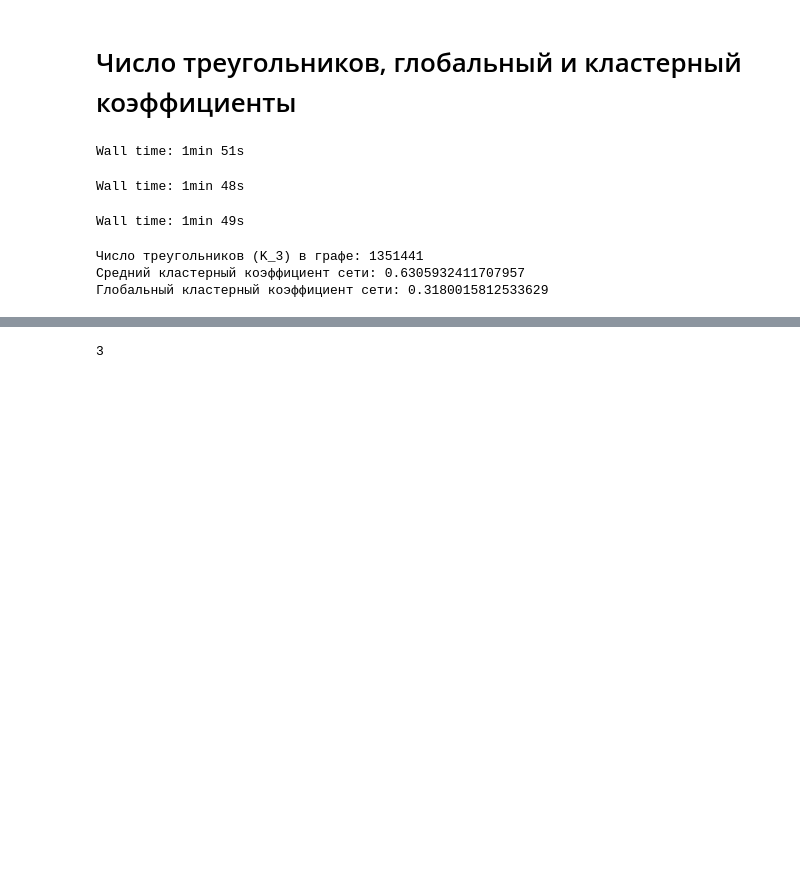
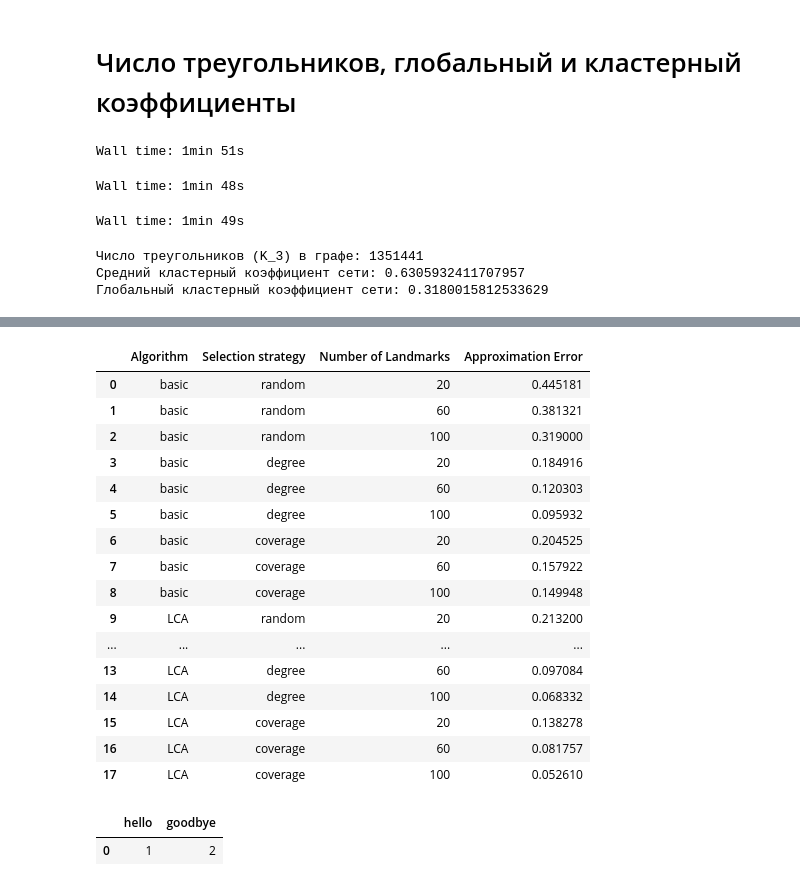
Before and after one commit to AnatolyAdamovich/graph-analysis, a Jupyter notebook: CO-Astro.ipynb, the cells around one changed output, grey strips where cells are left out. Drawn from its saved outputs; the diff is of its cells as text; code cells hidden in the pictures; blank space fills up the shorter version.

Commit message:
add co-astro as example and google for experimenting

```diff
--- a/CO-Astro.ipynb
+++ b/CO-Astro.ipynb
@@ -296,3 +339,22 @@ alg.approx_distance(distance_to_landmarks, '24895', '128146')
+# %%
+data = tls.make_data_pairs(G, number_of_pairs=500)
+# %%
+#  pd.DataFrame.from_dict(results)
+results = {'Algorithm':[],
+           'Selection strategy': [],
+           'Number of Landmarks': [],
+           'Approximation Error': []}
+
+algorithms = ['basic', 'LCA']
+strategies = ['random', 'degree', 'coverage']
+number_of_landmarks = [20, 40, 60, 100]
+number_of_pairs_for_coverage=250
 # %%
-%%time
-distance_to_landmarks = alg.landmark_basic(G, number_of_landmarks=70, method='degree')
+for algorithm in algorithms:
+    for strategy in strategies:
+        for n in number_of_landmarks:
+            results['Algorithm'].append(algorithm)
+            results['Selection strategy'].append(strategy)
+            results['Number of Landmarks'].append(n)
+            approx_error = tls.experiment(G, data, algorithm, strategy, n, number_of_pairs_for_coverage)
+            results['Approximation Error'].append(approx_error)
@@ -320,4 +361,22 @@ Wall time: 10.7 s
-# %%
-alg.approx_distance(distance_to_landmarks, '24895', '128146')
-# %% [output]
-3
+# %%
+res
+results = pd.DataFrame.from_dict(results)
+results.to_csv('co-astro-landmark-analysis')
+# %% [output]
+|  | Algorithm | Selection strategy | Number of Landmarks | Approximation Error |
+| 0 | basic | random | 20 | 0.445181 |
+| 1 | basic | random | 60 | 0.381321 |
+| 2 | basic | random | 100 | 0.319000 |
+| 3 | basic | degree | 20 | 0.184916 |
+| 4 | basic | degree | 60 | 0.120303 |
+| 5 | basic | degree | 100 | 0.095932 |
+| 6 | basic | coverage | 20 | 0.204525 |
+| 7 | basic | coverage | 60 | 0.157922 |
+| 8 | basic | coverage | 100 | 0.149948 |
+| 9 | LCA | random | 20 | 0.213200 |
+| ... | ... | ... | ... | ... |
+| 13 | LCA | degree | 60 | 0.097084 |
+| 14 | LCA | degree | 100 | 0.068332 |
+| 15 | LCA | coverage | 20 | 0.138278 |
+| 16 | LCA | coverage | 60 | 0.081757 |
+| 17 | LCA | coverage | 100 | 0.052610 |
@@ -323,0 +387,6 @@ alg.approx_distance(distance_to_landmarks, '24895', '128146')
+# %%
+data = pd.read_csv('co-astro-landmark-analysis')
+data
+# %% [output]
+|  | hello | goodbye |
+| 0 | 1 | 2 |
```
Also changed, not shown: parts of 27 cells of this notebook, 1 other file.
